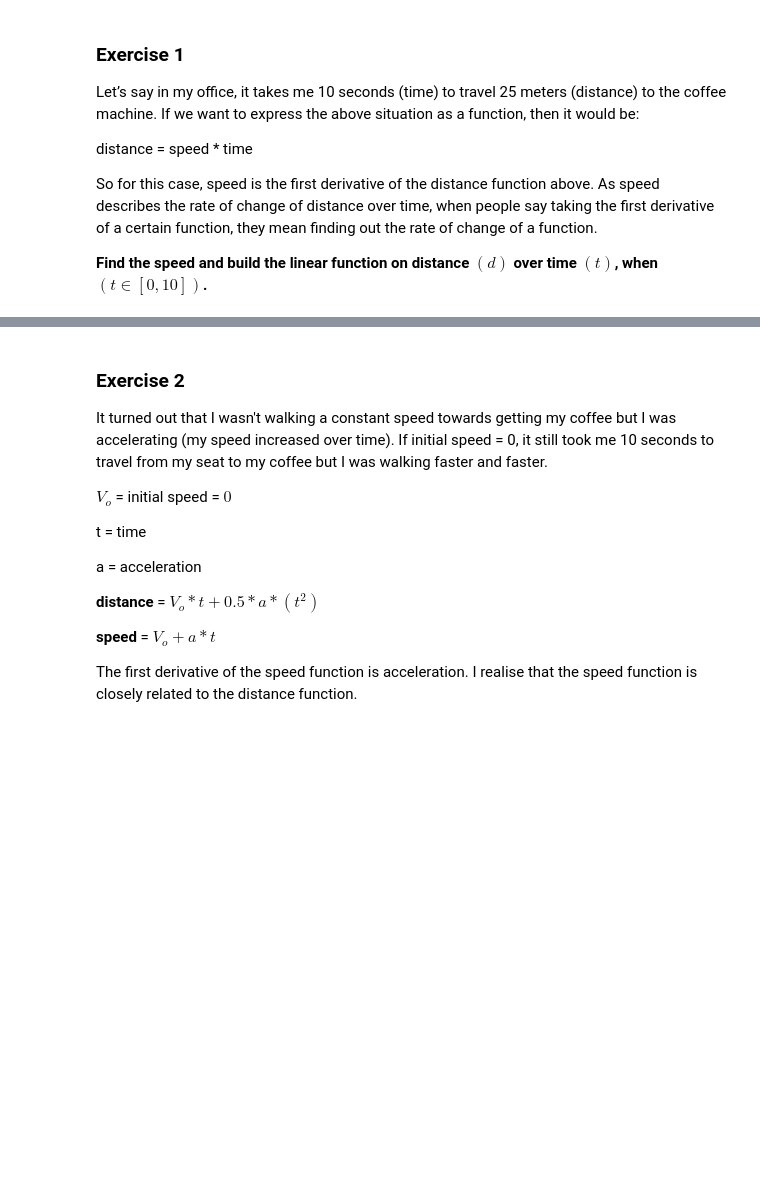
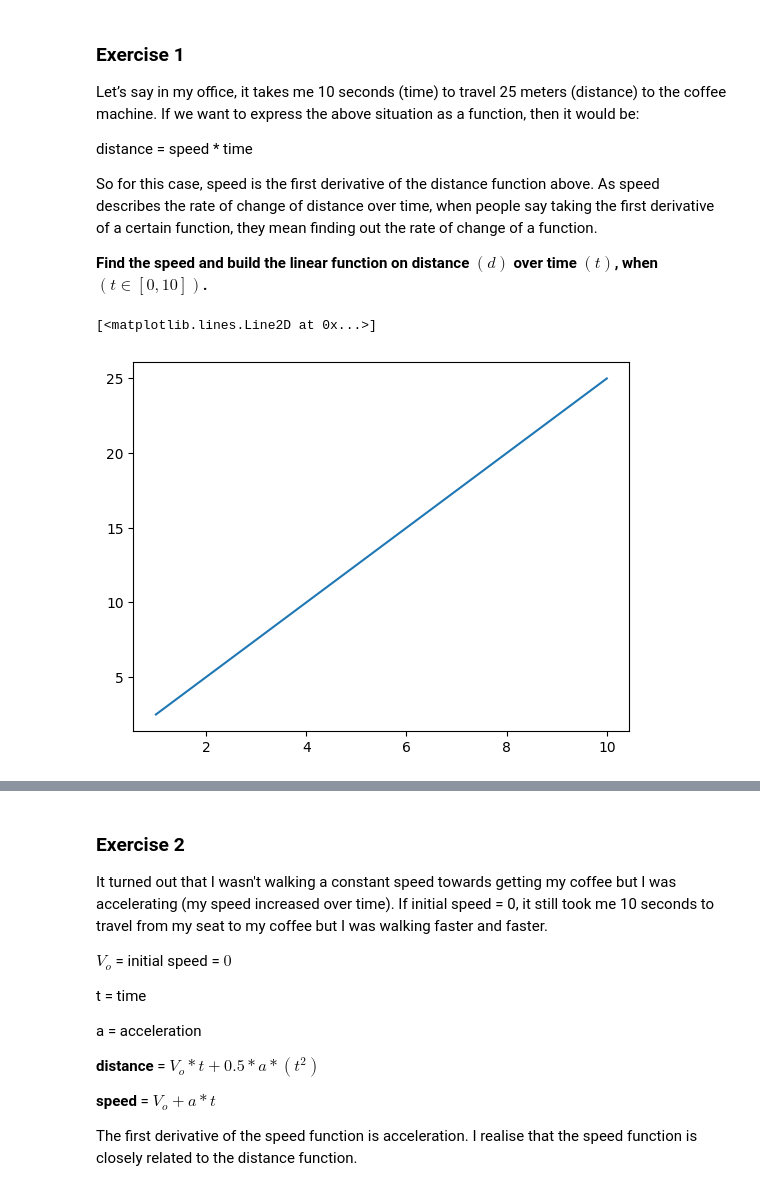
Before and after one commit to jfcm90/calculus-and-algebra-problems-with-python, a Jupyter notebook: notebook/problems.ipynb, the cells around one changed output, grey strips where cells are left out. Drawn from its saved outputs; the diff is of its cells as text; code cells hidden in the pictures; blank space fills up the shorter version.

```diff
--- a/notebook/problems.ipynb
+++ b/notebook/problems.ipynb
@@ -33,5 +33,10 @@ def dist(x):
     return distance
 # %%
 #plot the distance function on domain(t)
+x =np.arange(1,11)
+plt.plot(x,dist(x))
+# %% [output]
+[<matplotlib.lines.Line2D at 0x...>]
+[figure, added]
 # %%
 # create a dataframe
```
Also changed, not shown: parts of 9 cells of this notebook.
